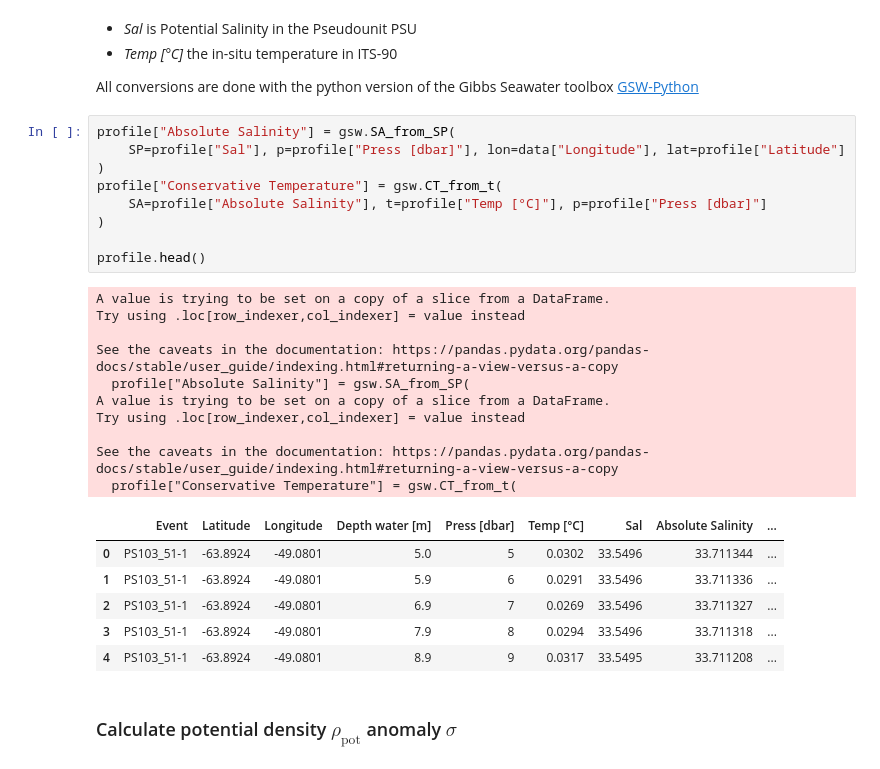
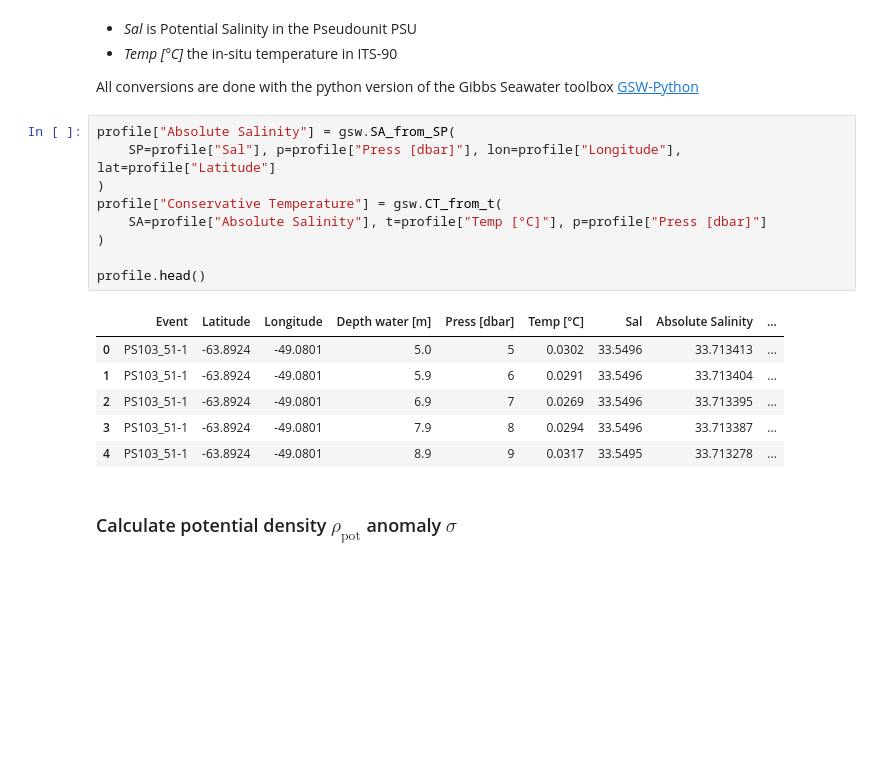
Before and after one commit to opinner/Articles, a Jupyter notebook: Potential_Density_Shenanigans.ipynb, the cells around one changed output. Drawn from its saved outputs; the diff is of its cells as text; blank space fills up the shorter version.

```diff
--- a/Potential_Density_Shenanigans.ipynb
+++ b/Potential_Density_Shenanigans.ipynb
@@ -77,30 +77,20 @@ profile
 All conversions are done with the python version of the Gibbs Seawater toolbox [GSW-Python](https://github.com/TEOS-10/GSW-Python)
 # %%
 profile["Absolute Salinity"] = gsw.SA_from_SP(
-    SP=profile["Sal"], p=profile["Press [dbar]"], lon=data["Longitude"], lat=profile["Latitude"]
+    SP=profile["Sal"], p=profile["Press [dbar]"], lon=profile["Longitude"], lat=profile["Latitude"]
 )
 profile["Conservative Temperature"] = gsw.CT_from_t(
     SA=profile["Absolute Salinity"], t=profile["Temp [°C]"], p=profile["Press [dbar]"]
 )
 
 profile.head()
 # %% [output]
-A value is trying to be set on a copy of a slice from a DataFrame.
-Try using .loc[row_indexer,col_indexer] = value instead
-
-See the caveats in the documentation: https://pandas.pydata.org/pandas-docs/stable/user_guide/indexing.html#returning-a-view-versus-a-copy
-  profile["Absolute Salinity"] = gsw.SA_from_SP(
-A value is trying to be set on a copy of a slice from a DataFrame.
-Try using .loc[row_indexer,col_indexer] = value instead
-
-See the caveats in the documentation: https://pandas.pydata.org/pandas-docs/stable/user_guide/indexing.html#returning-a-view-versus-a-copy
-  profile["Conservative Temperature"] = gsw.CT_from_t(
 |  | Event | Latitude | Longitude | Depth water [m] | Press [dbar] | Temp [°C] | Sal | Absolute Salinity | ... |
-| 0 | PS103_51-1 | -63.8924 | -49.0801 | 5.0 | 5 | 0.0302 | 33.5496 | 33.711344 | ... |
-| 1 | PS103_51-1 | -63.8924 | -49.0801 | 5.9 | 6 | 0.0291 | 33.5496 | 33.711336 | ... |
-| 2 | PS103_51-1 | -63.8924 | -49.0801 | 6.9 | 7 | 0.0269 | 33.5496 | 33.711327 | ... |
-| 3 | PS103_51-1 | -63.8924 | -49.0801 | 7.9 | 8 | 0.0294 | 33.5496 | 33.711318 | ... |
-| 4 | PS103_51-1 | -63.8924 | -49.0801 | 8.9 | 9 | 0.0317 | 33.5495 | 33.711208 | ... |
+| 0 | PS103_51-1 | -63.8924 | -49.0801 | 5.0 | 5 | 0.0302 | 33.5496 | 33.713413 | ... |
+| 1 | PS103_51-1 | -63.8924 | -49.0801 | 5.9 | 6 | 0.0291 | 33.5496 | 33.713404 | ... |
+| 2 | PS103_51-1 | -63.8924 | -49.0801 | 6.9 | 7 | 0.0269 | 33.5496 | 33.713395 | ... |
+| 3 | PS103_51-1 | -63.8924 | -49.0801 | 7.9 | 8 | 0.0294 | 33.5496 | 33.713387 | ... |
+| 4 | PS103_51-1 | -63.8924 | -49.0801 | 8.9 | 9 | 0.0317 | 33.5495 | 33.713278 | ... |
 # %% [markdown]
 ### Calculate potential density $\rho_{\text{pot}}$ anomaly $\sigma$
 # %% [markdown]
```
Also changed, not shown: parts of 1 cell of this notebook.
